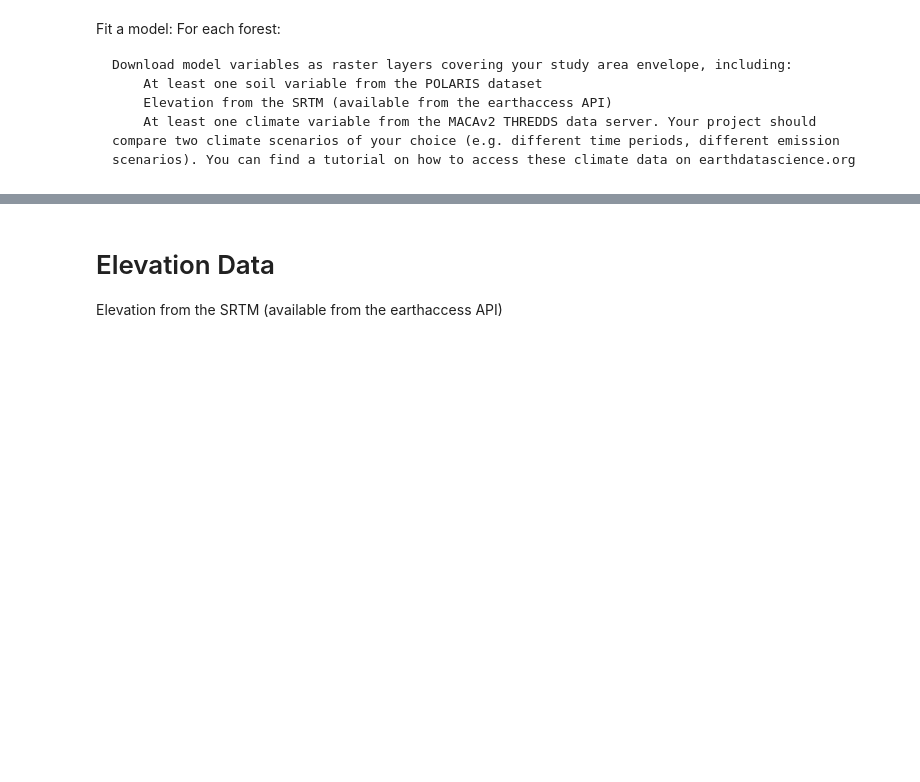
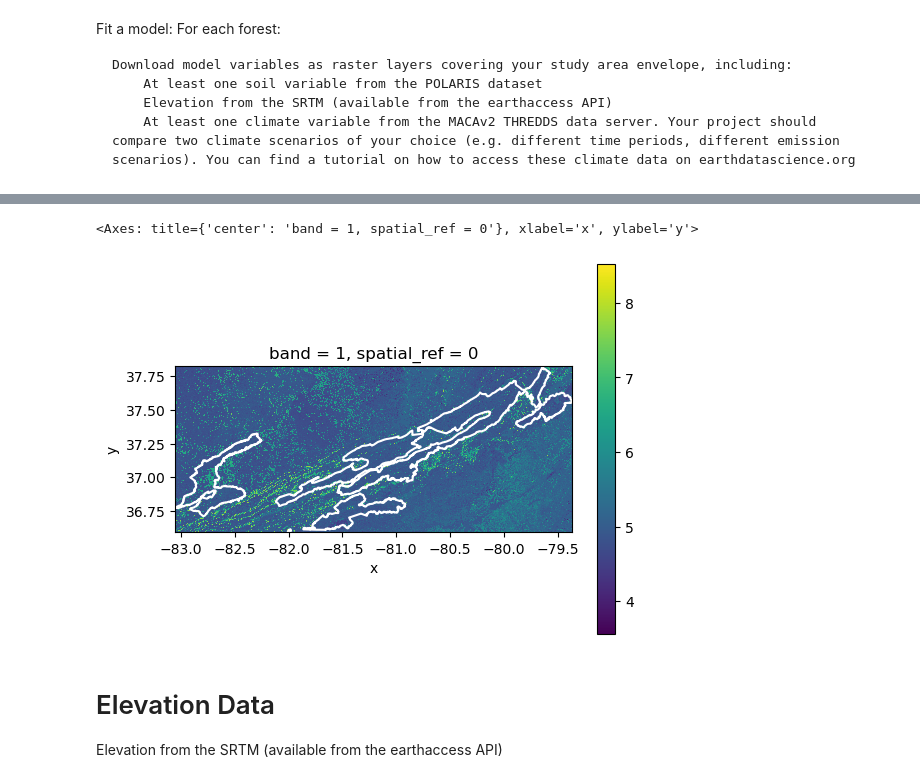
Before and after one commit to tjstogoski/Habitat-Suitability, a Jupyter notebook: 02-model-variables.ipynb, the cells around one changed output, grey strips where cells are left out. Cells and saved outputs as stored; diff of their text form; code cells hidden in the pictures; blank space fills up the shorter version.

```diff
--- a/02-model-variables.ipynb
+++ b/02-model-variables.ipynb
@@ -71,3 +140,11 @@ GWNF_soil_data[3].plot()
+# %%
+JNF_soil_path = os.path.join(data_dir, 'polaris\JNF\*.tif')
+JNF_ph_da = process_image(JNF_soil_path, JNF_gdf)
+JNF_ph_da.plot()
+JNF_gdf.boundary.plot(ax=plt.gca(), color='white')
+# %% [output]
+<Axes: title={'center': 'band = 1, spatial_ref = 0'}, xlabel='x', ylabel='y'>
+[figure, added]
 # %% [markdown]
 # Elevation Data
 Elevation from the SRTM (available from the earthaccess API)
```
Also changed, not shown: parts of 14 cells of this notebook.
